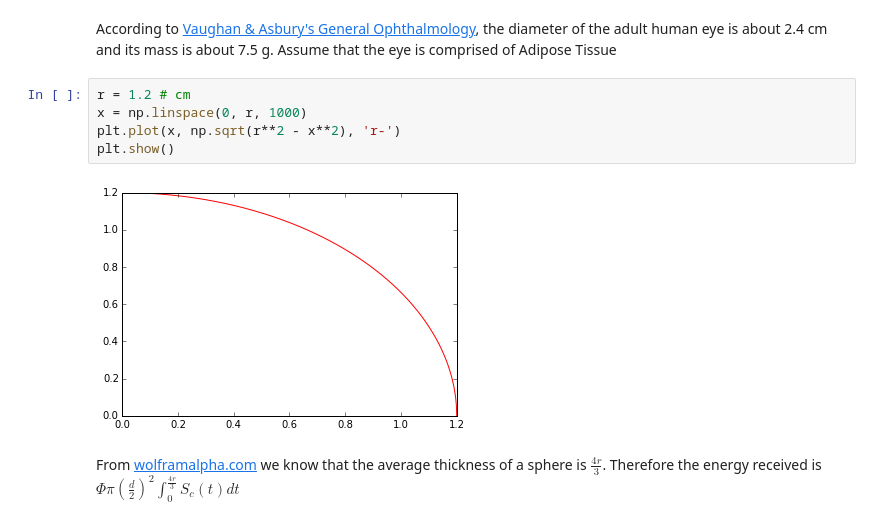
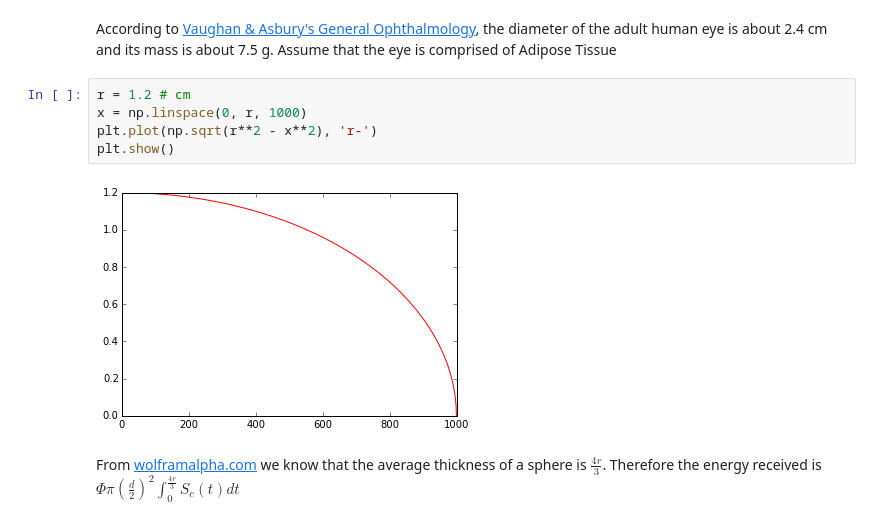
Before and after one commit to piovere/nucnotes, a Jupyter notebook: ne551/exams/NE551 Midterm #1.ipynb, the cells around one changed output. Saved outputs shown, nothing was run; the diff lists cells and outputs as text.

```diff
--- a/ne551/exams/NE551 Midterm #1.ipynb
+++ b/ne551/exams/NE551 Midterm #1.ipynb
@@ -210,10 +174,10 @@ According to [Vaughan & Asbury's General Ophthalmology](http://accessmedicine.mh
 # %%
 r = 1.2 # cm
 x = np.linspace(0, r, 1000)
-plt.plot(x, np.sqrt(r**2 - x**2), 'r-')
+plt.plot(np.sqrt(r**2 - x**2), 'r-')
 plt.show()
 # %% [output]
-[figure, old version]
+[figure, new version]
 # %% [markdown]
 From [wolframalpha.com](http://www.wolframalpha.com/input/?i=a+sphere) we know that the average thickness of a sphere is $\frac{4r}{3}$. Therefore the energy received is $\Phi \pi \left( \frac{d}{2} \right)^2 \int_0^{\frac{4 r}{3}} S_c(t) dt$
 # %%
```
Also changed, not shown: parts of 27 cells of this notebook, 5 other files.
